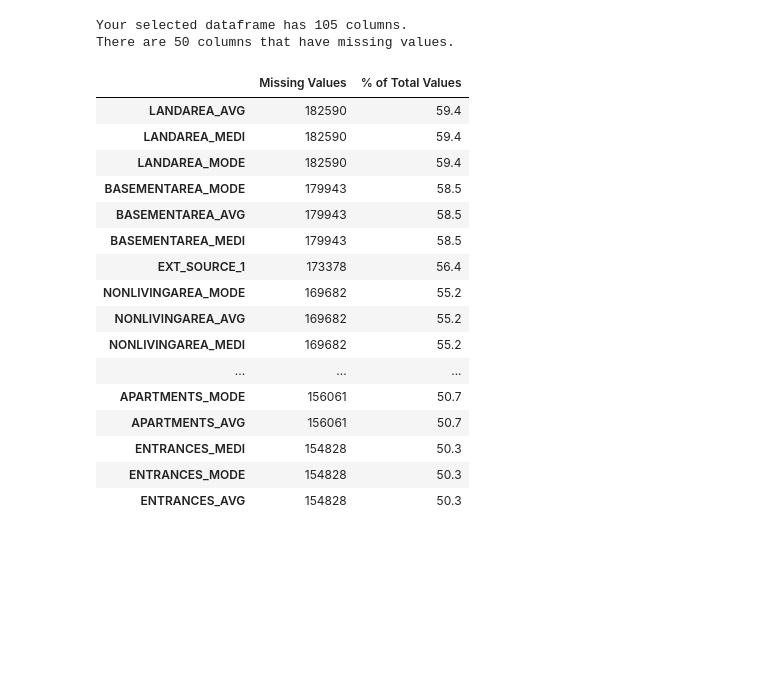
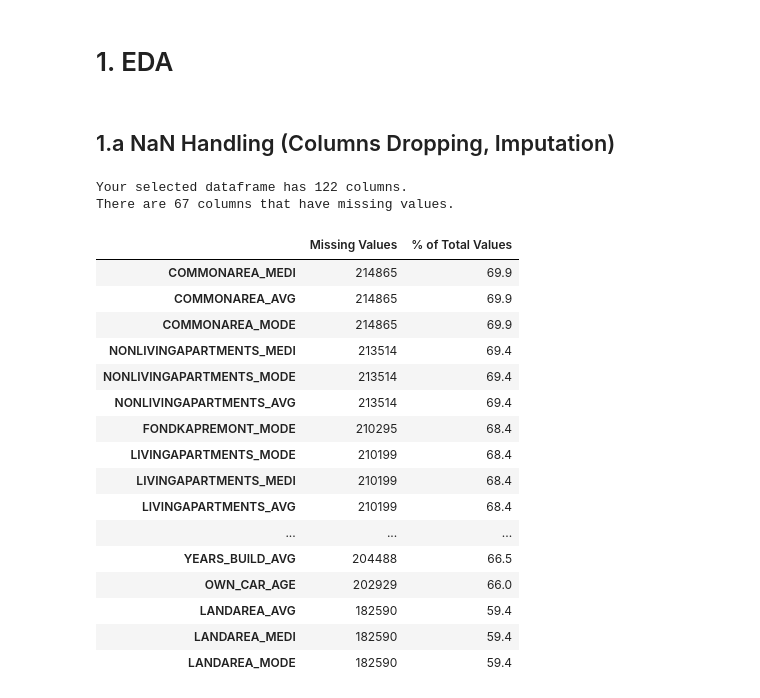
Before and after one commit to GiovaRossa/HCDR-Project-Work, a Jupyter notebook: Project_Lucchese.ipynb, the cells around one changed output. Saved outputs shown, nothing was run; the diff lists cells and outputs as text; code cells hidden in the pictures; blank space fills up the shorter version.

```diff
--- a/Project_Lucchese.ipynb
+++ b/Project_Lucchese.ipynb
@@ -4,6 +4,8 @@
 # numpy and pandas for data manipulation
 import numpy as np
 import pandas as pd
+import sklearn as skl
+#from sklearn import preprocessing
 
 # File system manangement
 import os
@@ -11,6 +13,9 @@ import os
 # matplotlib and seaborn for plotting
 import matplotlib.pyplot as plt
 import seaborn as sns
+
+pd.set_option('display.max_columns', 122)
+app_test = pd.read_csv('application_test.csv')
 # %%
 # List files available
 columns_desc = pd.read_csv('HomeCredit_columns_description.csv',encoding="cp1252")
@@ -37,5 +40,0 @@ Training data shape:  (307511, 122)
-# %%
-#Training data features
-app_train = pd.read_csv('application_train.csv')
-print('Training data shape: ', app_train.shape)
-app_train.head(10)
@@ -110,2 +40,0 @@ app_train_for_corr.shape
-# %%
-pd.set_option('display.max_columns', 73)
@@ -175,3 +41,7 @@ sum_list = list((app_train_for_corr.corr()>0.8).sum())
+# %% [markdown]
+# 1. EDA
+# %% [markdown]
+## 1.a NaN Handling (Columns Dropping, Imputation)
 # %%
 # Creting the function to calculate the missing values in the columns
 def missing_values_table(df):
@@ -202,31 +72,30 @@ def missing_values_table(df):
         return mis_val_table_ren_columns
 # %%
 # Find and drop columns with more than 60% NaN
-
-#df1 = app_train.copy()
+df1 = app_train.copy()
 
 # Knit a visual of the most missing values statistics in order to decide how to continue
 missing_values = missing_values_table(df1)
 missing_values.head(20)
 # %% [output]
-Your selected dataframe has 105 columns.
-There are 50 columns that have missing values.
+Your selected dataframe has 122 columns.
+There are 67 columns that have missing values.
 |  | Missing Values | % of Total Values |
+| COMMONAREA_MEDI | 214865 | 69.9 |
+| COMMONAREA_AVG | 214865 | 69.9 |
+| COMMONAREA_MODE | 214865 | 69.9 |
+| NONLIVINGAPARTMENTS_MEDI | 213514 | 69.4 |
+| NONLIVINGAPARTMENTS_MODE | 213514 | 69.4 |
+| NONLIVINGAPARTMENTS_AVG | 213514 | 69.4 |
+| FONDKAPREMONT_MODE | 210295 | 68.4 |
+| LIVINGAPARTMENTS_MODE | 210199 | 68.4 |
+| LIVINGAPARTMENTS_MEDI | 210199 | 68.4 |
+| LIVINGAPARTMENTS_AVG | 210199 | 68.4 |
+| ... | ... | ... |
+| YEARS_BUILD_AVG | 204488 | 66.5 |
+| OWN_CAR_AGE | 202929 | 66.0 |
 | LANDAREA_AVG | 182590 | 59.4 |
 | LANDAREA_MEDI | 182590 | 59.4 |
 | LANDAREA_MODE | 182590 | 59.4 |
-| BASEMENTAREA_MODE | 179943 | 58.5 |
-| BASEMENTAREA_AVG | 179943 | 58.5 |
-| BASEMENTAREA_MEDI | 179943 | 58.5 |
-| EXT_SOURCE_1 | 173378 | 56.4 |
-| NONLIVINGAREA_MODE | 169682 | 55.2 |
-| NONLIVINGAREA_AVG | 169682 | 55.2 |
-| NONLIVINGAREA_MEDI | 169682 | 55.2 |
-| ... | ... | ... |
-| APARTMENTS_MODE | 156061 | 50.7 |
-| APARTMENTS_AVG | 156061 | 50.7 |
-| ENTRANCES_MEDI | 154828 | 50.3 |
-| ENTRANCES_MODE | 154828 | 50.3 |
-| ENTRANCES_AVG | 154828 | 50.3 |
 # %%
 # WE'll drop every column with more than 60% NaN values
```
Also changed, not shown: parts of 36 cells of this notebook, 2 other files.
